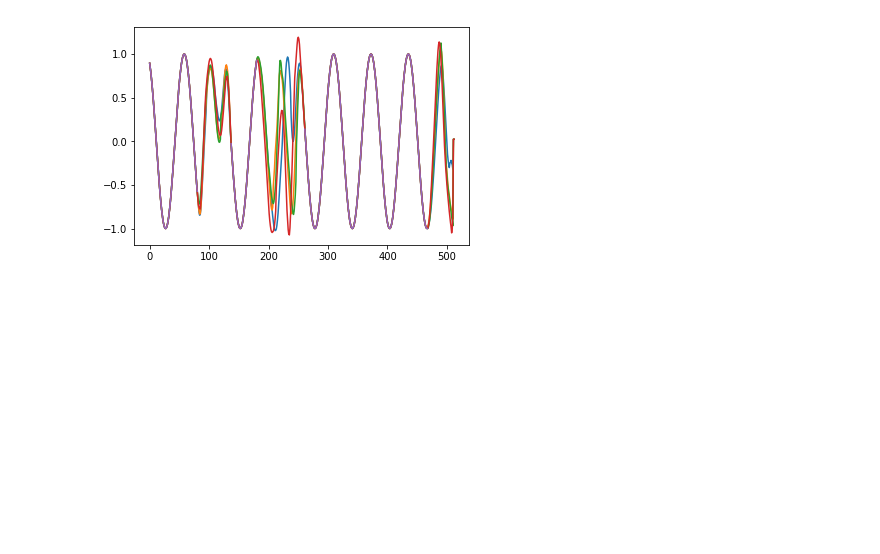
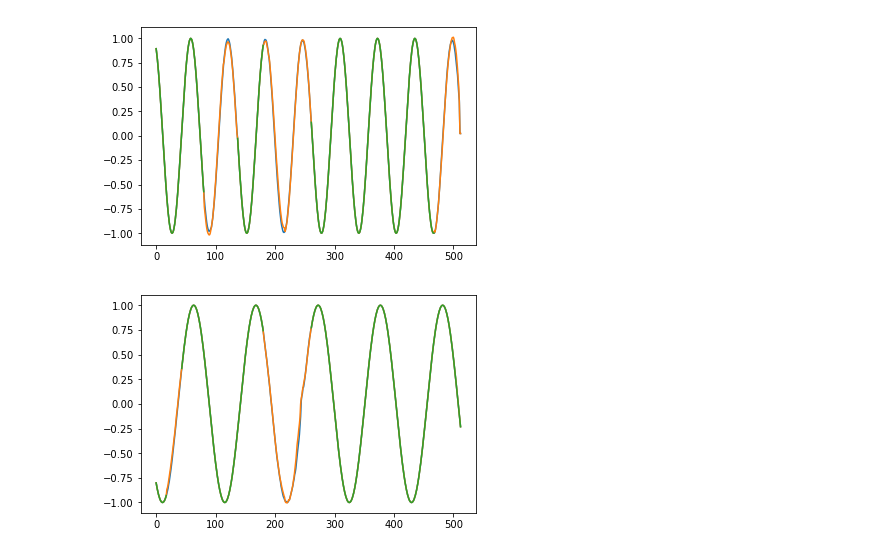
Before and after one commit to ysasaki6023/interpol, a Jupyter notebook: Plot.ipynb, the cells around one changed output. Saved outputs shown, nothing was run; the diff lists cells and outputs as text; code cells hidden in the pictures; blank space fills up the shorter version.

```diff
--- a/Plot.ipynb
+++ b/Plot.ipynb
@@ -1,19 +1,26 @@
 # %%
 %matplotlib inline
 import numpy as np
 import pandas as pd
 import matplotlib.pyplot as plt
 
 dList = []
 d = pd.read_csv("data/data.csv")
 dList.append(d)
 
-for iIter in [1000,2000,3000,9000]:
+for iIter in [1000,3000]:
     d = pd.read_csv("save/data_%d.csv"%iIter)
     dList.append(d)
 
 fig = plt.figure()
 for d in dList[::-1]:
     plt.plot(d["idx"],d["col1"])
+fig.show()
+
+fig = plt.figure()
+for d in dList[::-1]:
+    plt.plot(d["idx"],d["col2"])
+fig.show()
 # %% [output]
-[figure, old version]
+[figure, new version]
+[figure, added]
```
Also changed, not shown: parts of 1 cell of this notebook, 1 other file.
